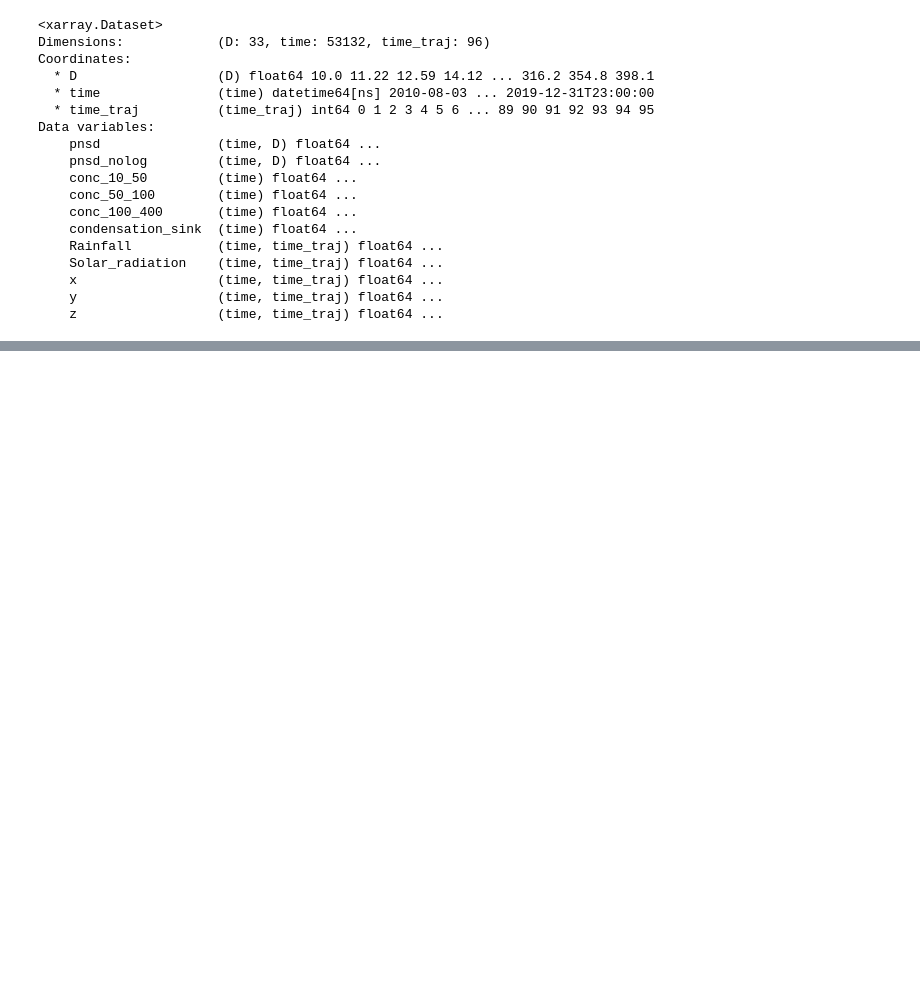
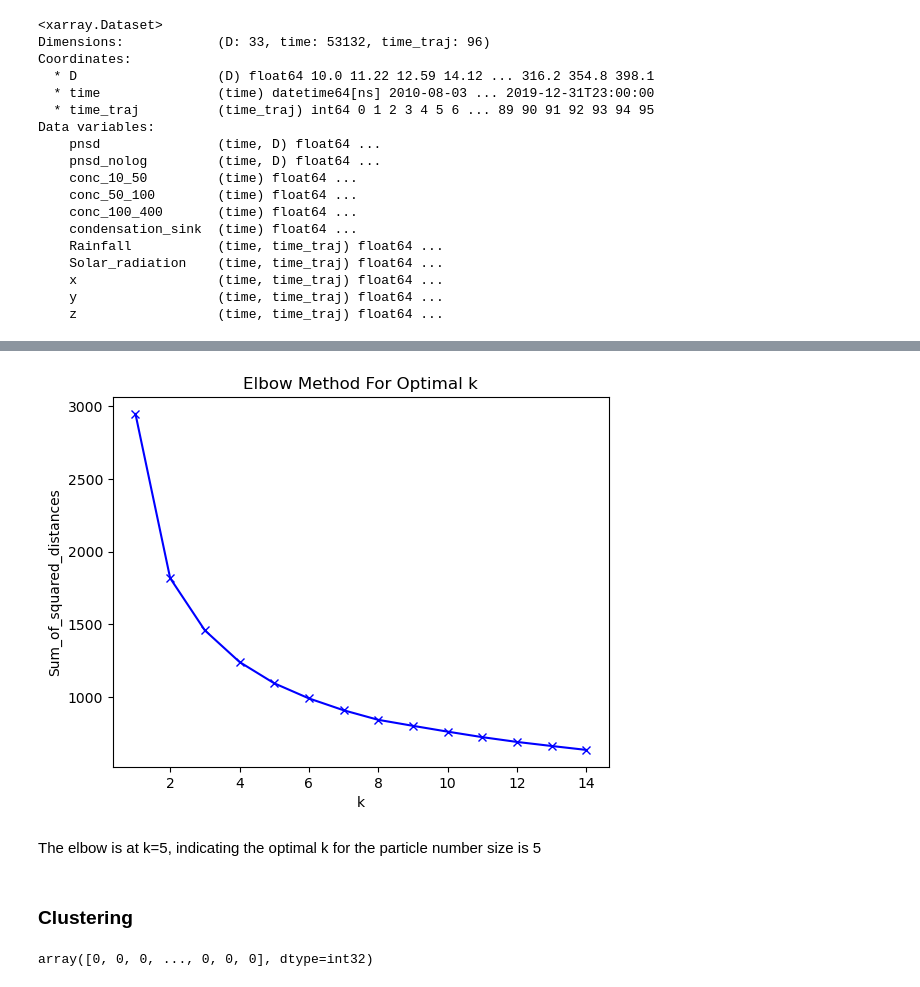
Before and after one commit to eScience-course/Tjaernoe2022-group7, a Jupyter notebook: ingrblu/ingrid_notebook.ipynb, the cells around one changed output, grey strips where cells are left out. Cells and saved outputs as stored; diff of their text form; code cells hidden in the pictures; blank space fills up the shorter version.

```diff
--- a/ingrblu/ingrid_notebook.ipynb
+++ b/ingrblu/ingrid_notebook.ipynb
@@ -45,0 +112,28 @@ month.plot()
+# %%
+Sum_of_squared_distances = []
+K = range(1,15)
+for k in K:
+    km = KMeans(n_clusters=k)
+    km = km.fit(data_transformed)
+    Sum_of_squared_distances.append(km.inertia_)
+# %%
+plt.plot(K, Sum_of_squared_distances, 'bx-')
+plt.xlabel('k')
+plt.ylabel('Sum_of_squared_distances')
+plt.title('Elbow Method For Optimal k')
+plt.show()
+# %% [output]
+[figure, added]
+# %% [markdown]
+The elbow is at k=5, indicating the optimal k for the particle number size is 5
+# %% [markdown]
+### Clustering
+# %%
+#Initialize the class object
+kmeans = KMeans(n_clusters=5)
+
+#predict the labels of clusters
+label = kmeans.fit_predict(df)
+label
+# %% [output]
+array([0, 0, 0, ..., 0, 0, 0], dtype=int32)
```
Also changed, not shown: parts of 25 cells of this notebook.
